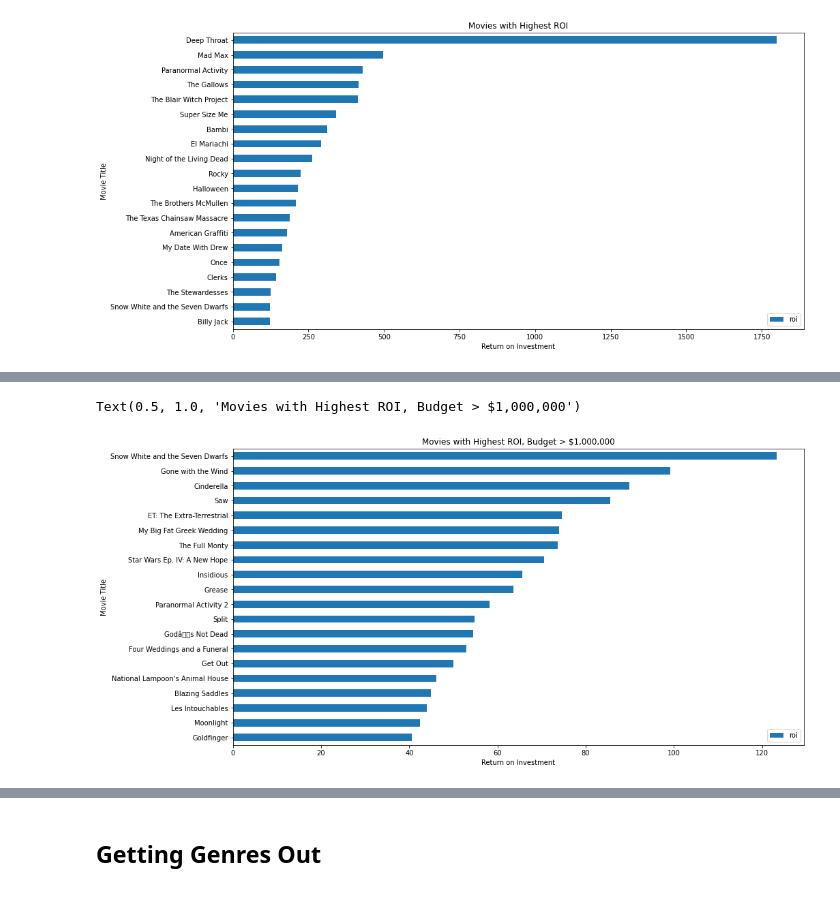
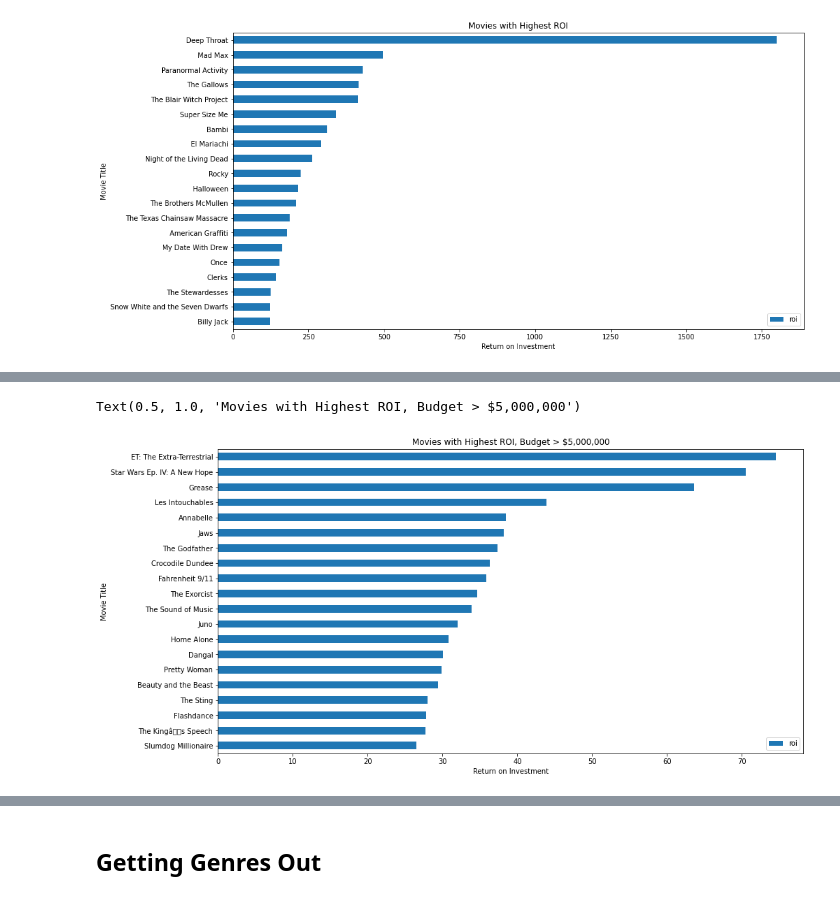
Before and after one commit to ntdoris/movie-revenue-analysis, a Jupyter notebook: natalya_doris_project1.ipynb, the cells around one changed output, grey strips where cells are left out. Drawn from its saved outputs; the diff is of its cells as text; code cells hidden in the pictures.

```diff
--- a/natalya_doris_project1.ipynb
+++ b/natalya_doris_project1.ipynb
@@ -183,0 +440,6 @@ memory usage: 157.3+ KB
+# %%
+df_im['test_key'] =  df_im['start_year'].astype(str) + " " + df_im['primary_title']
+df_movie_budgets['test_key'] = df_movie_budgets['year'].astype(str) + " " + df_movie_budgets['movie']
+
+test = pd.merge(df_im, df_movie_budgets, on='test_key')
+display(test.info())
@@ -535,2 +640,15 @@ SyntaxError: invalid syntax (3651381702.py, line 2)
+# %%
+df_im['match_key'] =  df_im['start_year'].astype(str) + " " + df_im['primary_title']
+df_movie_budgets['match_key'] = df_movie_budgets['year'].astype(str) + " " + df_movie_budgets['movie']
+
+df_final = pd.merge(df_im, df_movie_budgets, on='match_key')
+
+# only keeping columns we need
+df_final = df_final[['primary_title', 'runtime_minutes', 'genres', 'averagerating', 'numvotes',
+                     'release_date', 'production_budget','domestic_gross', 'foreign_gross', 'worldwide_gross',
+                     'month', 'year', 'profit', 'profit_margin', 'roi', 'Musical', 'Thriller', 'Short',
+                     'Mystery', 'Drama', 'News', 'Sport', 'Horror', 'Crime', 'Family', 'Romance', 'Adult',
+                     'Game-Show', 'Documentary', 'History', 'Sci-Fi', 'Action', 'Reality-TV', 'Fantasy',
+                     'Biography', 'War', 'Western', 'Adventure', 'Animation', 'Comedy', 'Music']]
 # %%
 # Create CSV file with final dataset
@@ -601,14 +774,14 @@ Text(0.5, 1.0, 'Movies with Highest ROI')
 # %%
-# Top ROI, budget greater than 500k
-top_20_gross_mb_roi_1mm = df_movie_budgets[df_movie_budgets['production_budget'] > 1000000].sort_values('roi', ascending=False).head(20)
+# Top ROI, budget greater than 5mm
+top_20_gross_mb_roi_1mm = df_movie_budgets[df_movie_budgets['production_budget'] > 5000000].sort_values('roi', ascending=False).head(20)
 top_20_gross_mb_roi_1mm = top_20_gross_mb_roi_1mm.sort_values('roi', ascending=True)
 
 #display(top_20_gross_mb_roi_1mm[['movie','release_date','production_budget','worldwide_gross']])
 
 top_20_gross_mb_roi_1mm[['movie', 'roi']].plot(x='movie', kind='barh', figsize=(15,8))
 plt.xlabel('Return on Investment')
 plt.ylabel('Movie Title')
-plt.title('Movies with Highest ROI, Budget > $1,000,000')
+plt.title('Movies with Highest ROI, Budget > $5,000,000')
 # %% [output]
-Text(0.5, 1.0, 'Movies with Highest ROI, Budget > $1,000,000')
+Text(0.5, 1.0, 'Movies with Highest ROI, Budget > $5,000,000')
-[figure, old version]
+[figure, new version]
```
Also changed, not shown: parts of 59 cells of this notebook.
